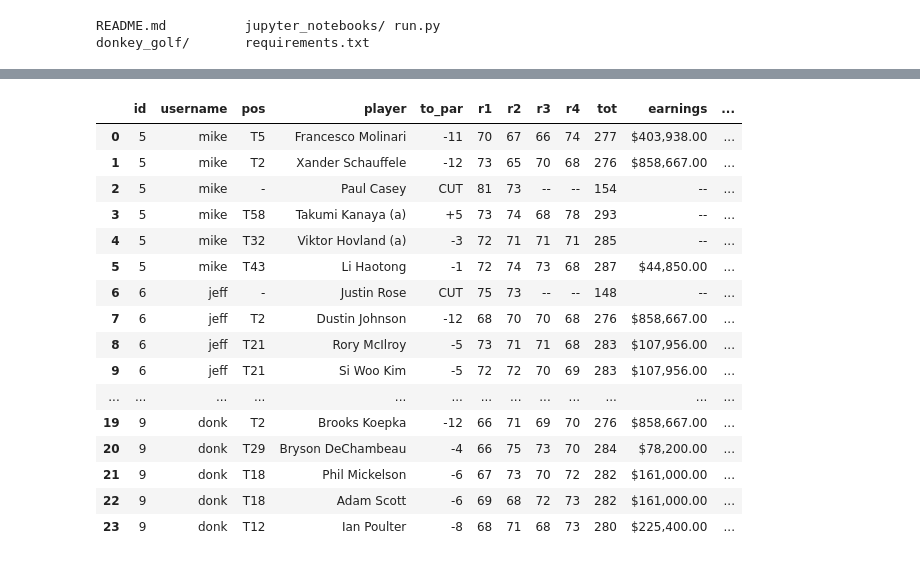
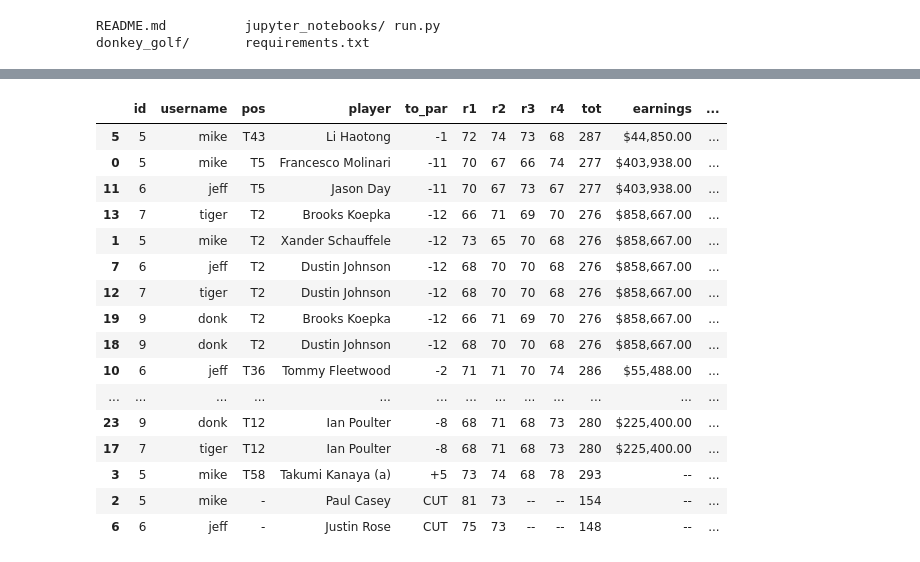
Before and after one commit to jbarton311/donkey_golf, a Jupyter notebook: jupyter_notebooks/class_testing.ipynb, the cells around one changed output, grey strips where cells are left out. Cells and saved outputs as stored; diff of their text form; code cells hidden in the pictures.

```diff
--- a/jupyter_notebooks/class_testing.ipynb
+++ b/jupyter_notebooks/class_testing.ipynb
@@ -49,23 +49,23 @@ yay.run()
 # %%
-yay.data[]
+yay.data.sort_values('donkey_score', ascending=True)
 # %% [output]
 |  | id | username | pos | player | to_par | r1 | r2 | r3 | r4 | tot | earnings | ... |
+| 5 | 5 | mike | T43 | Li Haotong | -1 | 72 | 74 | 73 | 68 | 287 | $44,850.00 | ... |
 | 0 | 5 | mike | T5 | Francesco Molinari | -11 | 70 | 67 | 66 | 74 | 277 | $403,938.00 | ... |
+| 11 | 6 | jeff | T5 | Jason Day | -11 | 70 | 67 | 73 | 67 | 277 | $403,938.00 | ... |
+| 13 | 7 | tiger | T2 | Brooks Koepka | -12 | 66 | 71 | 69 | 70 | 276 | $858,667.00 | ... |
 | 1 | 5 | mike | T2 | Xander Schauffele | -12 | 73 | 65 | 70 | 68 | 276 | $858,667.00 | ... |
+| 7 | 6 | jeff | T2 | Dustin Johnson | -12 | 68 | 70 | 70 | 68 | 276 | $858,667.00 | ... |
+| 12 | 7 | tiger | T2 | Dustin Johnson | -12 | 68 | 70 | 70 | 68 | 276 | $858,667.00 | ... |
+| 19 | 9 | donk | T2 | Brooks Koepka | -12 | 66 | 71 | 69 | 70 | 276 | $858,667.00 | ... |
+| 18 | 9 | donk | T2 | Dustin Johnson | -12 | 68 | 70 | 70 | 68 | 276 | $858,667.00 | ... |
+| 10 | 6 | jeff | T36 | Tommy Fleetwood | -2 | 71 | 71 | 70 | 74 | 286 | $55,488.00 | ... |
+| ... | ... | ... | ... | ... | ... | ... | ... | ... | ... | ... | ... | ... |
+| 23 | 9 | donk | T12 | Ian Poulter | -8 | 68 | 71 | 68 | 73 | 280 | $225,400.00 | ... |
+| 17 | 7 | tiger | T12 | Ian Poulter | -8 | 68 | 71 | 68 | 73 | 280 | $225,400.00 | ... |
+| 3 | 5 | mike | T58 | Takumi Kanaya (a) | +5 | 73 | 74 | 68 | 78 | 293 | -- | ... |
 | 2 | 5 | mike | - | Paul Casey | CUT | 81 | 73 | -- | -- | 154 | -- | ... |
-| 3 | 5 | mike | T58 | Takumi Kanaya (a) | +5 | 73 | 74 | 68 | 78 | 293 | -- | ... |
-| 4 | 5 | mike | T32 | Viktor Hovland (a) | -3 | 72 | 71 | 71 | 71 | 285 | -- | ... |
-| 5 | 5 | mike | T43 | Li Haotong | -1 | 72 | 74 | 73 | 68 | 287 | $44,850.00 | ... |
 | 6 | 6 | jeff | - | Justin Rose | CUT | 75 | 73 | -- | -- | 148 | -- | ... |
-| 7 | 6 | jeff | T2 | Dustin Johnson | -12 | 68 | 70 | 70 | 68 | 276 | $858,667.00 | ... |
-| 8 | 6 | jeff | T21 | Rory McIlroy | -5 | 73 | 71 | 71 | 68 | 283 | $107,956.00 | ... |
-| 9 | 6 | jeff | T21 | Si Woo Kim | -5 | 72 | 72 | 70 | 69 | 283 | $107,956.00 | ... |
-| ... | ... | ... | ... | ... | ... | ... | ... | ... | ... | ... | ... | ... |
-| 19 | 9 | donk | T2 | Brooks Koepka | -12 | 66 | 71 | 69 | 70 | 276 | $858,667.00 | ... |
-| 20 | 9 | donk | T29 | Bryson DeChambeau | -4 | 66 | 75 | 73 | 70 | 284 | $78,200.00 | ... |
-| 21 | 9 | donk | T18 | Phil Mickelson | -6 | 67 | 73 | 70 | 72 | 282 | $161,000.00 | ... |
-| 22 | 9 | donk | T18 | Adam Scott | -6 | 69 | 68 | 72 | 73 | 282 | $161,000.00 | ... |
-| 23 | 9 | donk | T12 | Ian Poulter | -8 | 68 | 71 | 68 | 73 | 280 | $225,400.00 | ... |
 # %%
 class TeamPlayerResults(dg.data_things.BaseClass):
 
```
Also changed, not shown: parts of 2 cells of this notebook, 1 other file.
